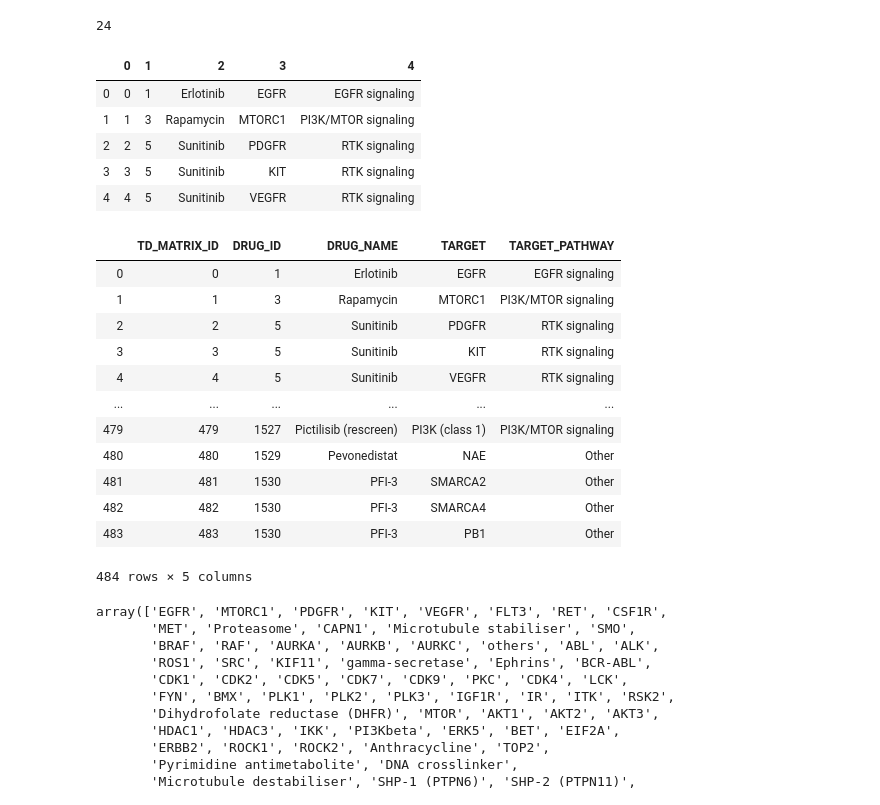
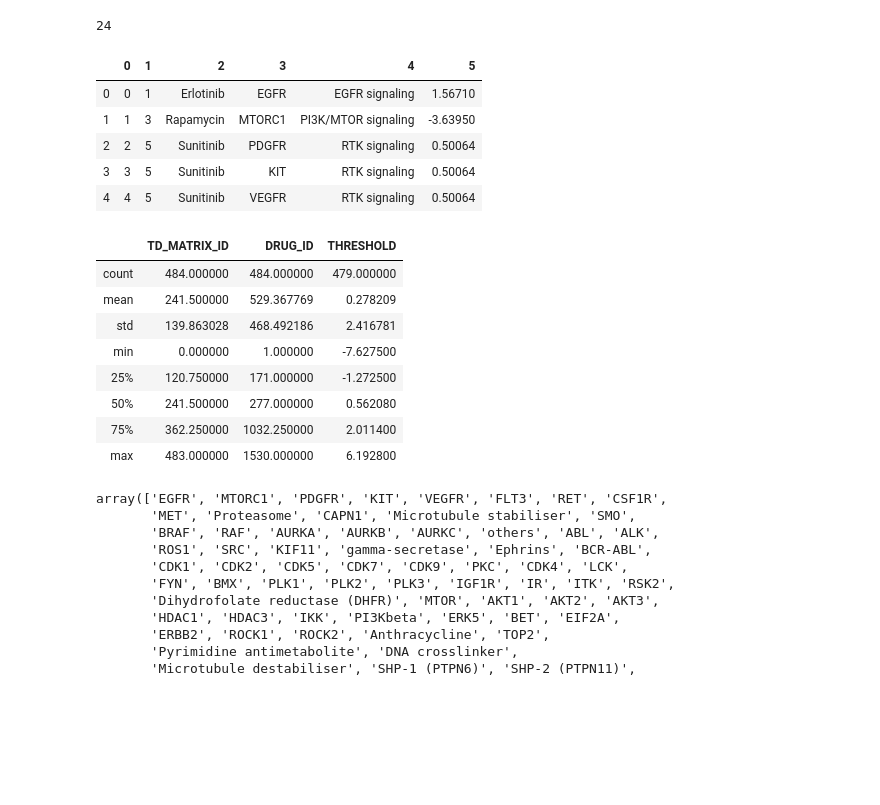
Before and after one commit to esko22/ucb-w210-cap-drug-response, a Jupyter notebook: DrugProfiles/drug_profile_eda.ipynb, the cells around one changed output. Cells and saved outputs as stored; diff of their text form; code cells hidden in the pictures; blank space fills up the shorter version.

```diff
--- a/DrugProfiles/drug_profile_eda.ipynb
+++ b/DrugProfiles/drug_profile_eda.ipynb
@@ -203,7 +203,7 @@ drug_df[drug_df.DRUG_NAME == 'Daporinad']
 # %%
 drug_df['D_ID'] = drug_df['DRUG_ID']
 # %%
-drug_df_2 = pd.read_csv('../data/Screened_Compounds.csv')
+drug_df_2 = pd.read_csv('../data/Screened_Compounds_WT.csv')
 # %%
 print(drug_df_2.to_json(orient='records'))
 # %%
@@ -235,38 +235,34 @@ td_id = 0
 for index, row in drug_df_2.iterrows():
     for target in row['TARGET'].split(","):
 
-        targret_drug_matrix.append([td_id, row['DRUG_ID'],row['DRUG_NAME'], target.strip(), row['TARGET_PATHWAY']])
+        targret_drug_matrix.append([td_id, row['DRUG_ID'],row['DRUG_NAME'], target.strip(), row['TARGET_PATHWAY'],row['THRESHOLD']])
         td_id += 1
 # %%
 target_drug_matrix_df = pd.DataFrame(targret_drug_matrix)
 # %%
 target_drug_matrix_df.head()
 # %% [output]
-|  | 0 | 1 | 2 | 3 | 4 |
-| 0 | 0 | 1 | Erlotinib | EGFR | EGFR signaling |
-| 1 | 1 | 3 | Rapamycin | MTORC1 | PI3K/MTOR signaling |
-| 2 | 2 | 5 | Sunitinib | PDGFR | RTK signaling |
-| 3 | 3 | 5 | Sunitinib | KIT | RTK signaling |
-| 4 | 4 | 5 | Sunitinib | VEGFR | RTK signaling |
+|  | 0 | 1 | 2 | 3 | 4 | 5 |
+| 0 | 0 | 1 | Erlotinib | EGFR | EGFR signaling | 1.56710 |
+| 1 | 1 | 3 | Rapamycin | MTORC1 | PI3K/MTOR signaling | -3.63950 |
+| 2 | 2 | 5 | Sunitinib | PDGFR | RTK signaling | 0.50064 |
+| 3 | 3 | 5 | Sunitinib | KIT | RTK signaling | 0.50064 |
+| 4 | 4 | 5 | Sunitinib | VEGFR | RTK signaling | 0.50064 |
 # %%
-target_drug_columns = ["TD_MATRIX_ID","DRUG_ID", "DRUG_NAME", "TARGET", "TARGET_PATHWAY"]
+target_drug_columns = ["TD_MATRIX_ID","DRUG_ID", "DRUG_NAME", "TARGET", "TARGET_PATHWAY", "THRESHOLD"]
 target_drug_matrix_df.columns = target_drug_columns
 # %%
-target_drug_matrix_df
+target_drug_matrix_df.describe()
 # %% [output]
-|  | TD_MATRIX_ID | DRUG_ID | DRUG_NAME | TARGET | TARGET_PATHWAY |
-| 0 | 0 | 1 | Erlotinib | EGFR | EGFR signaling |
-| 1 | 1 | 3 | Rapamycin | MTORC1 | PI3K/MTOR signaling |
-| 2 | 2 | 5 | Sunitinib | PDGFR | RTK signaling |
-| 3 | 3 | 5 | Sunitinib | KIT | RTK signaling |
-| 4 | 4 | 5 | Sunitinib | VEGFR | RTK signaling |
-| ... | ... | ... | ... | ... | ... |
-| 479 | 479 | 1527 | Pictilisib (rescreen) | PI3K (class 1) | PI3K/MTOR signaling |
-| 480 | 480 | 1529 | Pevonedistat | NAE | Other |
-| 481 | 481 | 1530 | PFI-3 | SMARCA2 | Other |
-| 482 | 482 | 1530 | PFI-3 | SMARCA4 | Other |
-| 483 | 483 | 1530 | PFI-3 | PB1 | Other |
+|  | TD_MATRIX_ID | DRUG_ID | THRESHOLD |
+| count | 484.000000 | 484.000000 | 479.000000 |
+| mean | 241.500000 | 529.367769 | 0.278209 |
+| std | 139.863028 | 468.492186 | 2.416781 |
+| min | 0.000000 | 1.000000 | -7.627500 |
+| 25% | 120.750000 | 171.000000 | -1.272500 |
+| 50% | 241.500000 | 277.000000 | 0.562080 |
+| 75% | 362.250000 | 1032.250000 | 2.011400 |
+| max | 483.000000 | 1530.000000 | 6.192800 |
-484 rows × 5 columns
 # %%
 target_drug_matrix_df.TARGET.unique()
 # %% [output]
```
Also changed, not shown: parts of 1 cell of this notebook, 24 other files.
